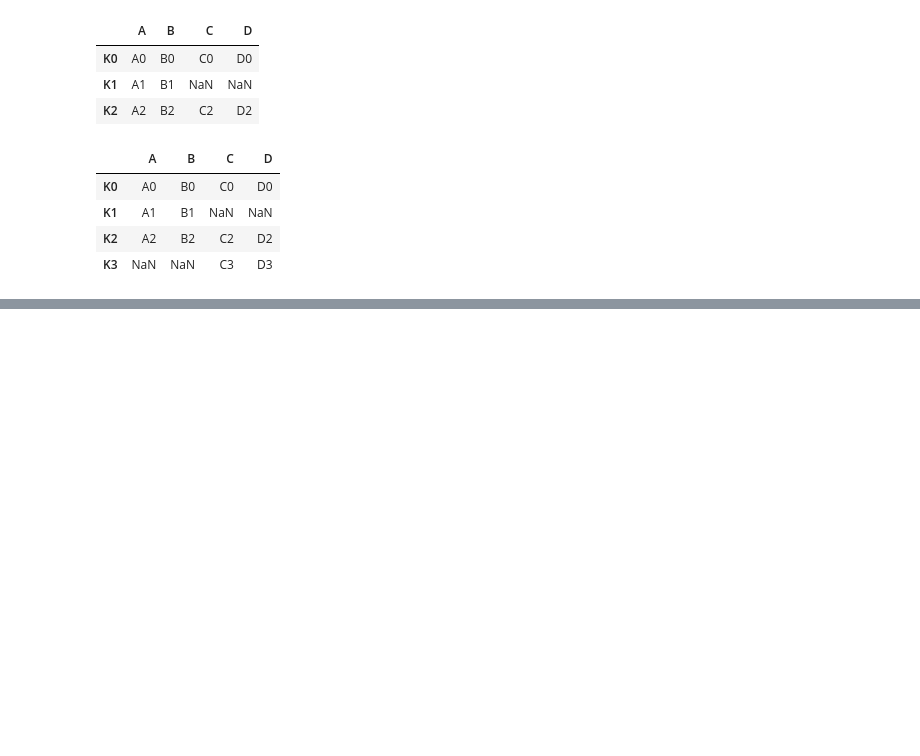
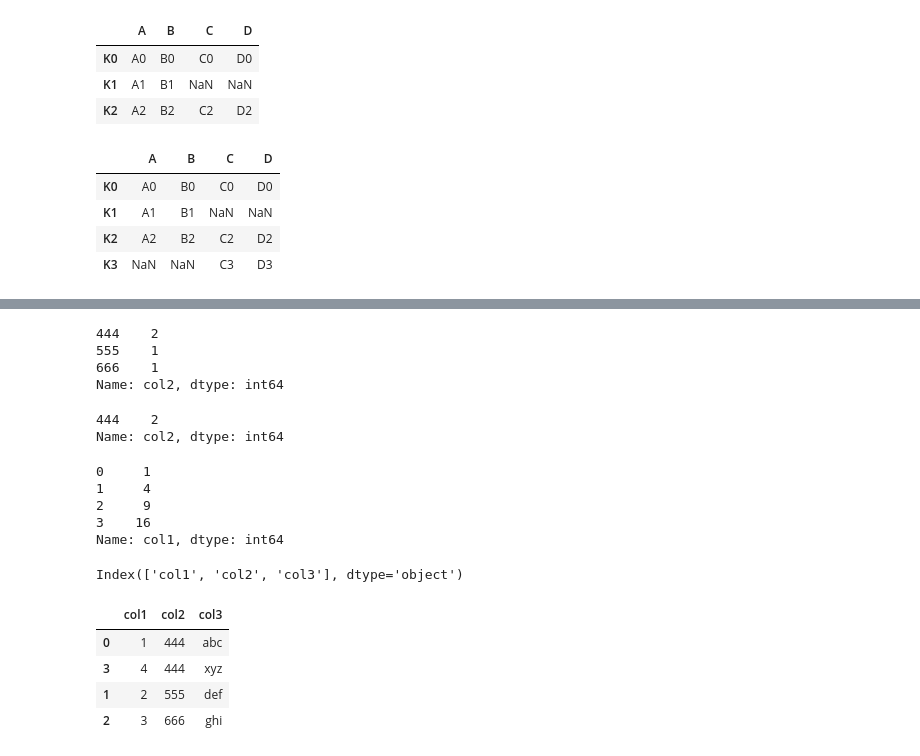
Before and after one commit to sheikhomar/ml, a Jupyter notebook: pandas.ipynb, the cells around one changed output, grey strips where cells are left out. Cells and saved outputs as stored; diff of their text form; code cells hidden in the pictures; blank space fills up the shorter version.

```diff
--- a/pandas.ipynb
+++ b/pandas.ipynb
@@ -567,0 +610,37 @@ left.join(right, how='outer')
+# %%
+# Find the unique values in col2
+df['col2'].value_counts()
+# %% [output]
+444    2
+555    1
+666    1
+Name: col2, dtype: int64
+# %%
+# The value_counts() can be used to find top X row most common value
+df['col2'].value_counts().head(1)
+# %% [output]
+444    2
+Name: col2, dtype: int64
+# %%
+# Apply custom function to each element of a column
+df['col1'].apply(lambda element_value: element_value**2)
+# %% [output]
+0     1
+1     4
+2     9
+3    16
+Name: col1, dtype: int64
+# %%
+# Find the names of all the columns in the DataFrame
+df.columns
+# %% [output]
+Index(['col1', 'col2', 'col3'], dtype='object')
+# %%
+# Sort data
+df.sort_values(by='col2')
+# %% [output]
+|  | col1 | col2 | col3 |
+| 0 | 1 | 444 | abc |
+| 3 | 4 | 444 | xyz |
+| 1 | 2 | 555 | def |
+| 2 | 3 | 666 | ghi |
```
Also changed, not shown: parts of 21 cells of this notebook.
